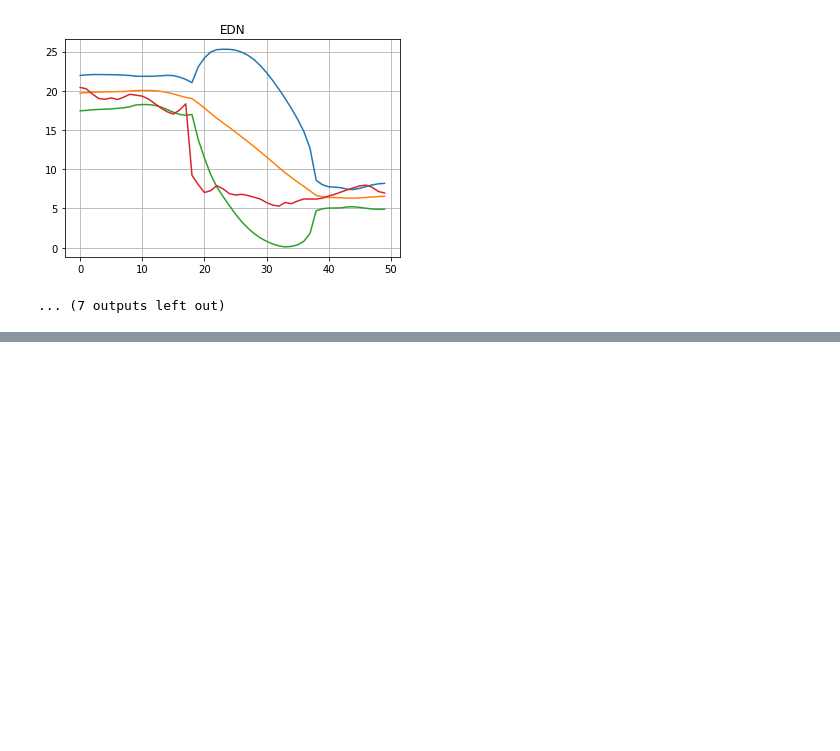
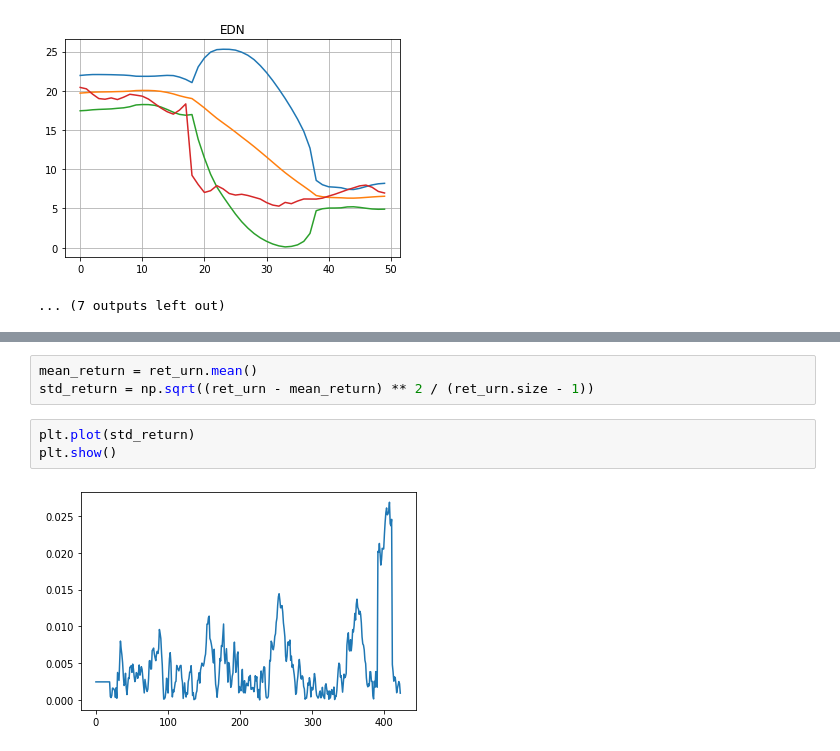
Before and after one commit to lmpizarro/financeExperiments, a Jupyter notebook: financial_exp.ipynb, the cells around one changed output, grey strips where cells are left out. Cells and saved outputs as stored; diff of their text form; blank space fills up the shorter version.

```diff
--- a/financial_exp.ipynb
+++ b/financial_exp.ipynb
@@ -210,0 +244,8 @@ for ticker in tickers:
+# %%
+mean_return = ret_urn.mean()
+std_return = np.sqrt((ret_urn - mean_return) ** 2 / (ret_urn.size - 1))
+# %%
+plt.plot(std_return)
+plt.show()
+# %% [output]
+[figure, added]
```
Also changed, not shown: parts of 15 cells of this notebook, 4 other files.
